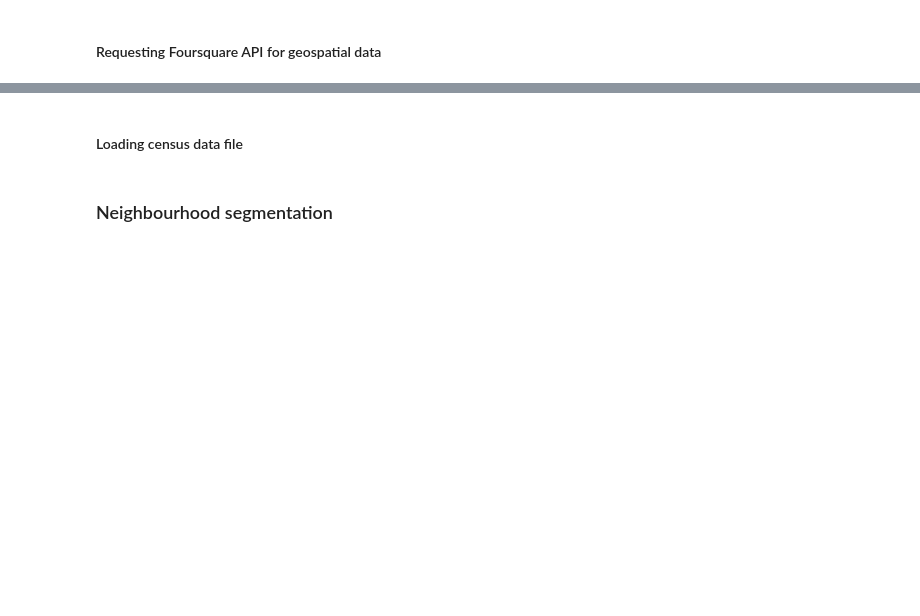
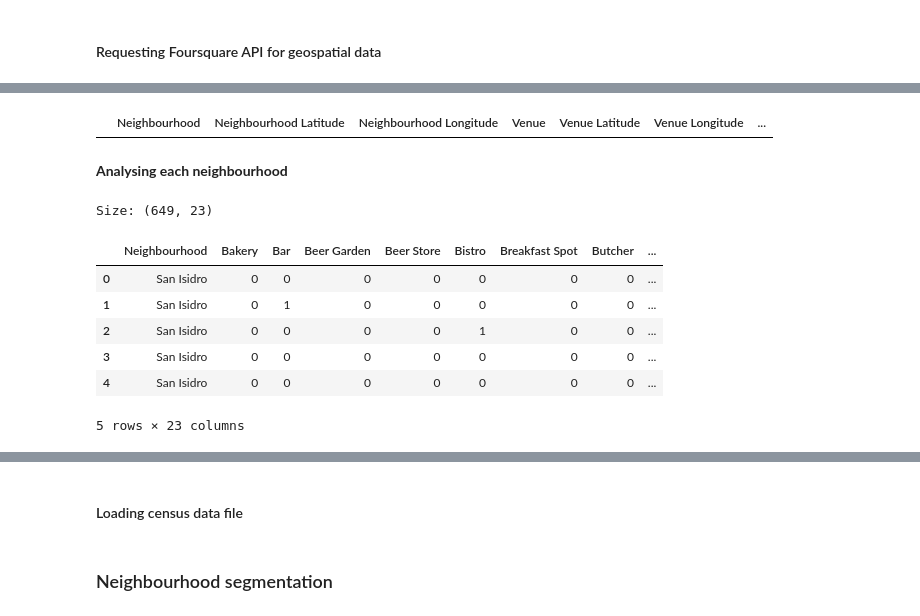
Before and after one commit to ejmacias/store_locations, a Jupyter notebook: Store_Locations/store_locations.ipynb, the cells around one changed output, grey strips where cells are left out. Drawn from its saved outputs; the diff is of its cells as text; code cells hidden in the pictures; blank space fills up the shorter version.

```diff
--- a/Store_Locations/store_locations.ipynb
+++ b/Store_Locations/store_locations.ipynb
@@ -232,6 +232,12 @@ Shape: (128, 1)
 | 2 | Cortes |
 | 3 | Justicia |
 | 4 | Universidad |
+# %%
+##################################################################################################################################
+# DUMMY
+radius = 2000
+df_madrid = df_madrid.sample(frac=0.1)
+##################################################################################################################################
 # %% [markdown]
 __Getting geographical coordinates for the neighbourhoods__
 # %%
@@ -314,0 +419,28 @@ map_madrid
+# %%
+madrid_venues[madrid_venues['Venue Category'] == 'Food & Drink Shop']
+# %% [output]
+|  | Neighbourhood | Neighbourhood Latitude | Neighbourhood Longitude | Venue | Venue Latitude | Venue Longitude | ... |
+# %% [markdown]
+__Analysing each neighbourhood__
+# %%
+# one hot encoding
+madrid_onehot = pd.get_dummies(madrid_venues[['Venue Category']], prefix="", prefix_sep="")
+
+# add neighbourhood column back to dataframe
+madrid_onehot['Neighbourhood'] = madrid_venues['Neighbourhood']
+
+# move neighbourhood column to the first column
+fixed_columns = [madrid_onehot.columns[-1]] + list(madrid_onehot.columns[:-1])
+madrid_onehot = madrid_onehot[fixed_columns]
+
+print(f'Size: {madrid_onehot.shape}')
+madrid_onehot.head()
+# %% [output]
+Size: (649, 23)
+|  | Neighbourhood | Bakery | Bar | Beer Garden | Beer Store | Bistro | Breakfast Spot | Butcher | ... |
+| 0 | San Isidro | 0 | 0 | 0 | 0 | 0 | 0 | 0 | ... |
+| 1 | San Isidro | 0 | 1 | 0 | 0 | 0 | 0 | 0 | ... |
+| 2 | San Isidro | 0 | 0 | 0 | 0 | 1 | 0 | 0 | ... |
+| 3 | San Isidro | 0 | 0 | 0 | 0 | 0 | 0 | 0 | ... |
+| 4 | San Isidro | 0 | 0 | 0 | 0 | 0 | 0 | 0 | ... |
+5 rows × 23 columns
```
Also changed, not shown: parts of 17 cells of this notebook.
